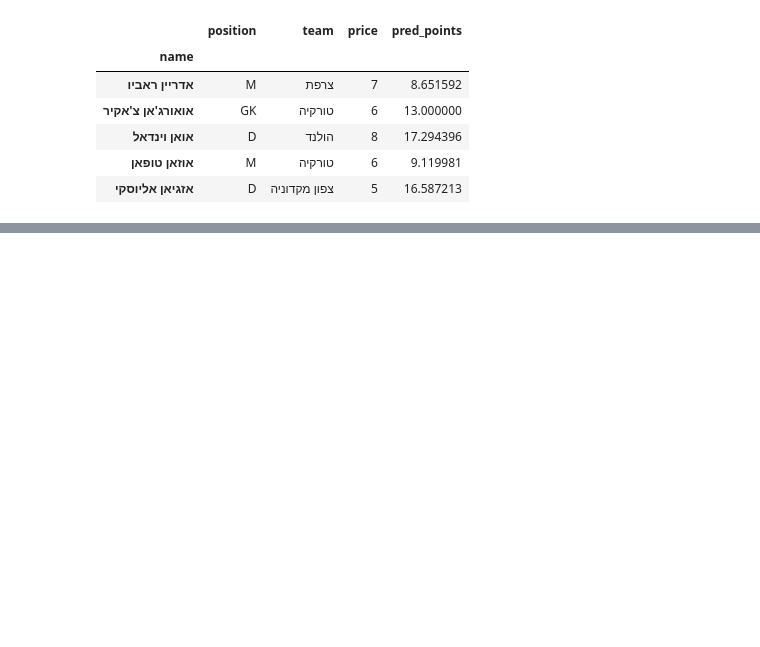
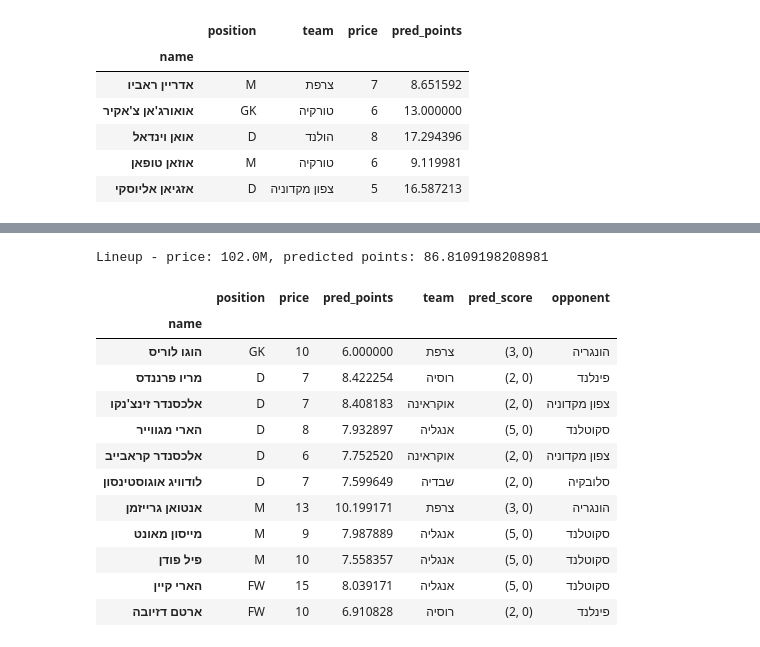
Before and after one commit to avshalomd/sport5-fantasy, a Jupyter notebook: generate_lineup.ipynb, the cells around one changed output, grey strips where cells are left out. Saved outputs shown, nothing was run; the diff lists cells and outputs as text; code cells hidden in the pictures; blank space fills up the shorter version.

```diff
--- a/generate_lineup.ipynb
+++ b/generate_lineup.ipynb
@@ -683,0 +715,18 @@ Expected points: 201.9404446684
+# %%
+players_pool = round2_players_predicted_score_df[cols]
+get_highest_predicted_points_lineup(players_pool, formation=[5,3,2])
+# %% [output]
+Lineup - price: 102.0M, predicted points: 86.8109198208981
+|  | position | price | pred_points | team | pred_score | opponent |
+| name |  |  |  |  |  |  |
+| הוגו לוריס | GK | 10 | 6.000000 | צרפת | (3, 0) | הונגריה |
+| מריו פרננדס | D | 7 | 8.422254 | רוסיה | (2, 0) | פינלנד |
+| אלכסנדר זינצ'נקו | D | 7 | 8.408183 | אוקראינה | (2, 0) | צפון מקדוניה |
+| הארי מגווייר | D | 8 | 7.932897 | אנגליה | (5, 0) | סקוטלנד |
+| אלכסנדר קראבייב | D | 6 | 7.752520 | אוקראינה | (2, 0) | צפון מקדוניה |
+| לודוויג אוגוסטינסון | D | 7 | 7.599649 | שבדיה | (2, 0) | סלובקיה |
+| אנטואן גרייזמן | M | 13 | 10.199171 | צרפת | (3, 0) | הונגריה |
+| מייסון מאונט | M | 9 | 7.987889 | אנגליה | (5, 0) | סקוטלנד |
+| פיל פודן | M | 10 | 7.558357 | אנגליה | (5, 0) | סקוטלנד |
+| הארי קיין | FW | 15 | 8.039171 | אנגליה | (5, 0) | סקוטלנד |
+| ארטם דזיובה | FW | 10 | 6.910828 | רוסיה | (2, 0) | פינלנד |
```
Also changed, not shown: parts of 11 cells of this notebook, 1 other file.
